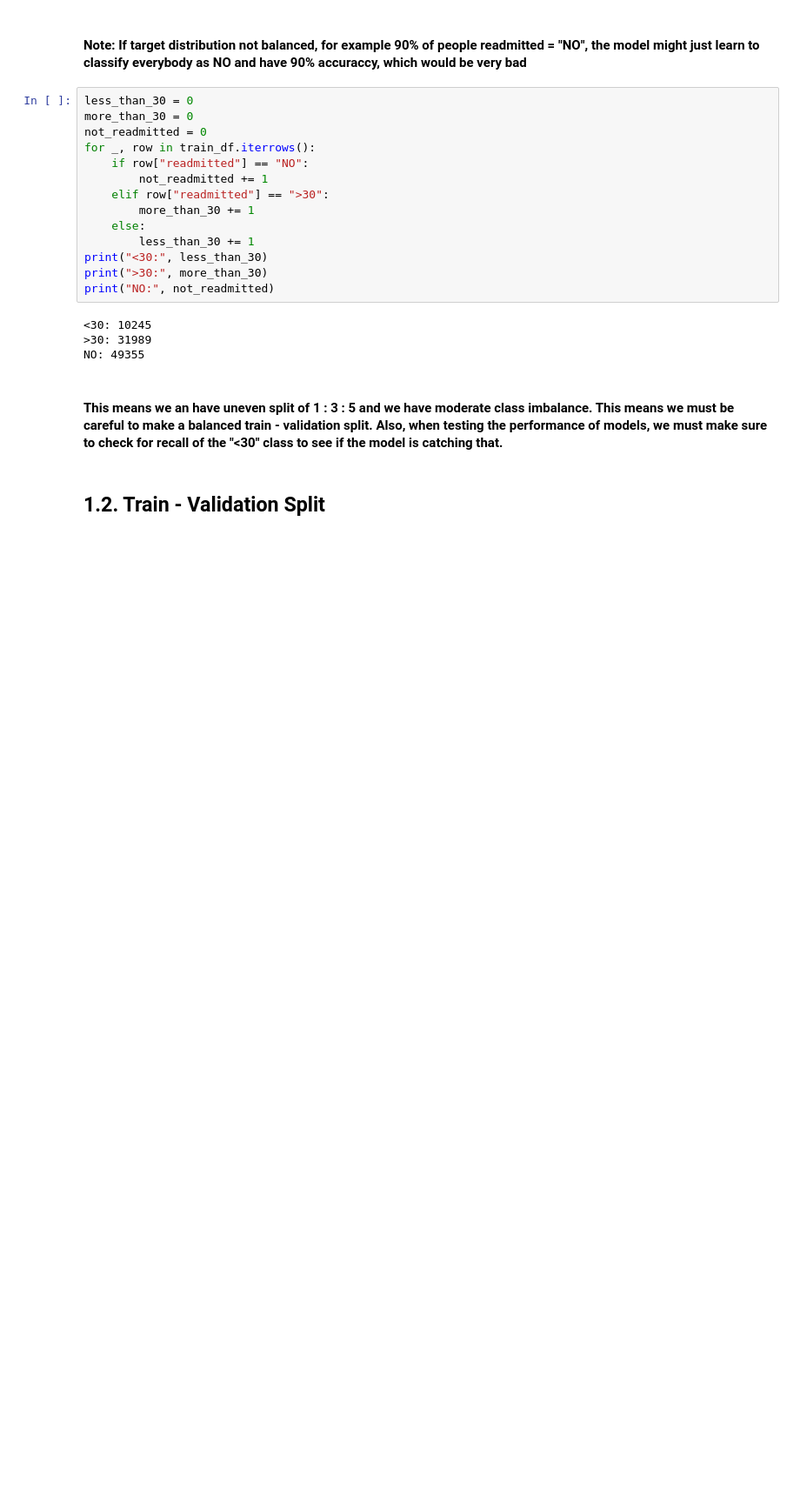
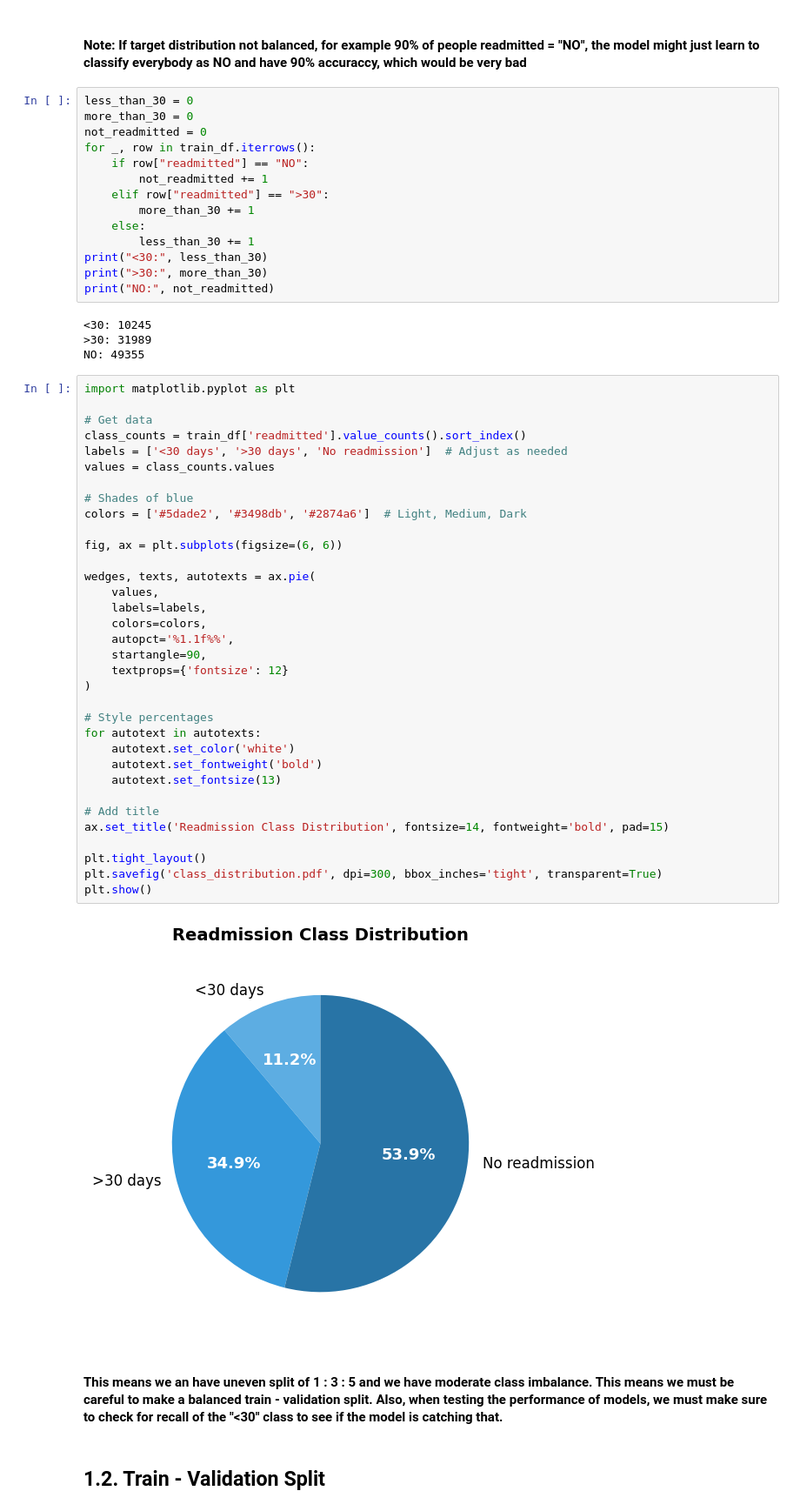
Before and after one commit to levon-d/BENG0095_Coursework, a Jupyter notebook: notebooks/main.ipynb, the cells around one changed output. Shown at 87% size. Cells and saved outputs as stored; diff of their text form; blank space fills up the shorter version.

```diff
--- a/notebooks/main.ipynb
+++ b/notebooks/main.ipynb
@@ -198,6 +198,42 @@ print("NO:", not_readmitted)
 <30: 10245
 >30: 31989
 NO: 49355
+# %%
+import matplotlib.pyplot as plt
+
+# Get data
+class_counts = train_df['readmitted'].value_counts().sort_index()
+labels = ['<30 days', '>30 days', 'No readmission']  # Adjust as needed
+values = class_counts.values
+
+# Shades of blue
+colors = ['#5dade2', '#3498db', '#2874a6']  # Light, Medium, Dark
+
+fig, ax = plt.subplots(figsize=(6, 6))
+
+wedges, texts, autotexts = ax.pie(
+    values,
+    labels=labels,
+    colors=colors,
+    autopct='%1.1f%%',
+    startangle=90,
+    textprops={'fontsize': 12}
+)
+
+# Style percentages
+for autotext in autotexts:
+    autotext.set_color('white')
+    autotext.set_fontweight('bold')
+    autotext.set_fontsize(13)
+
+# Add title
+ax.set_title('Readmission Class Distribution', fontsize=14, fontweight='bold', pad=15)
+
+plt.tight_layout()
+plt.savefig('class_distribution.pdf', dpi=300, bbox_inches='tight', transparent=True)
+plt.show()
+# %% [output]
+[figure, added]
 # %% [markdown]
 #### This means we an have uneven split of 1 : 3 : 5 and we have moderate class imbalance. This means we must be careful to make a balanced train - validation split. Also, when testing the performance of models, we must make sure to check for recall of the "<30" class to see if the model is catching that.
 # %% [markdown]
```
Also changed, not shown: parts of 6 cells of this notebook, 3 other files.
